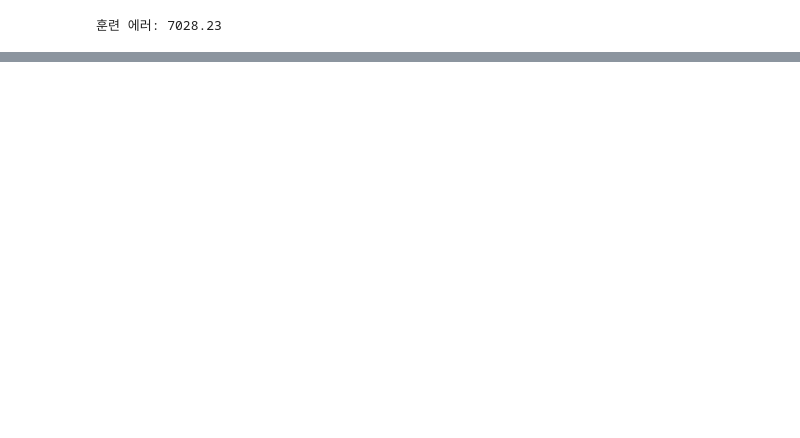
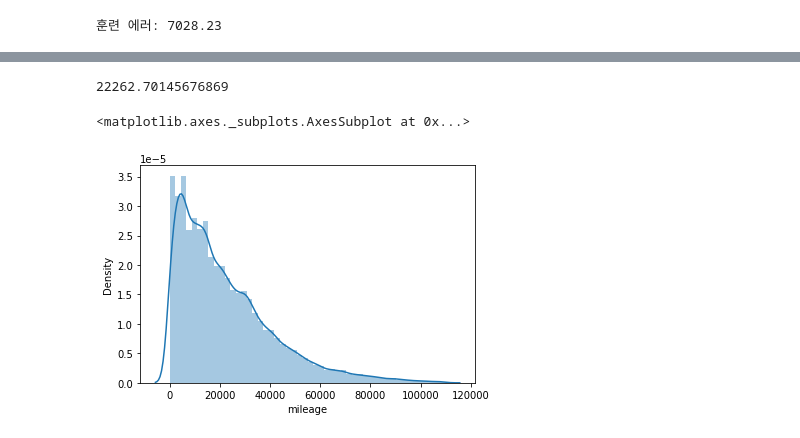
Before and after one commit to KYOH95/Project_2_Car_Analysis, a Jupyter notebook: Project2.ipynb, the cells around one changed output, grey strips where cells are left out. Saved outputs shown, nothing was run; the diff lists cells and outputs as text; code cells hidden in the pictures; blank space fills up the shorter version.

```diff
--- a/Project2.ipynb
+++ b/Project2.ipynb
@@ -82,0 +108,7 @@ df = df[(df['price'] >= np.percentile(df['price'], 0.5)) &
+# %%
+print(df['mileage'].mean())
+sns.distplot(df['mileage'], kde=True, rug=False)
+# %% [output]
+22262.70145676869
+<matplotlib.axes._subplots.AxesSubplot at 0x...>
+[figure, added]
```
Also changed, not shown: parts of 13 cells of this notebook.
